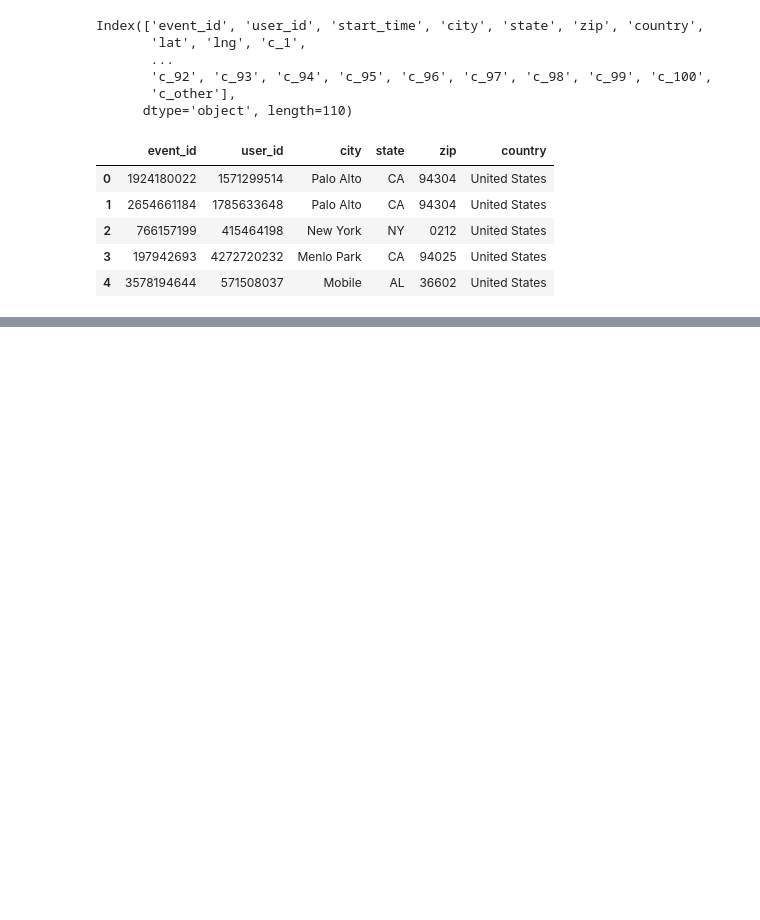
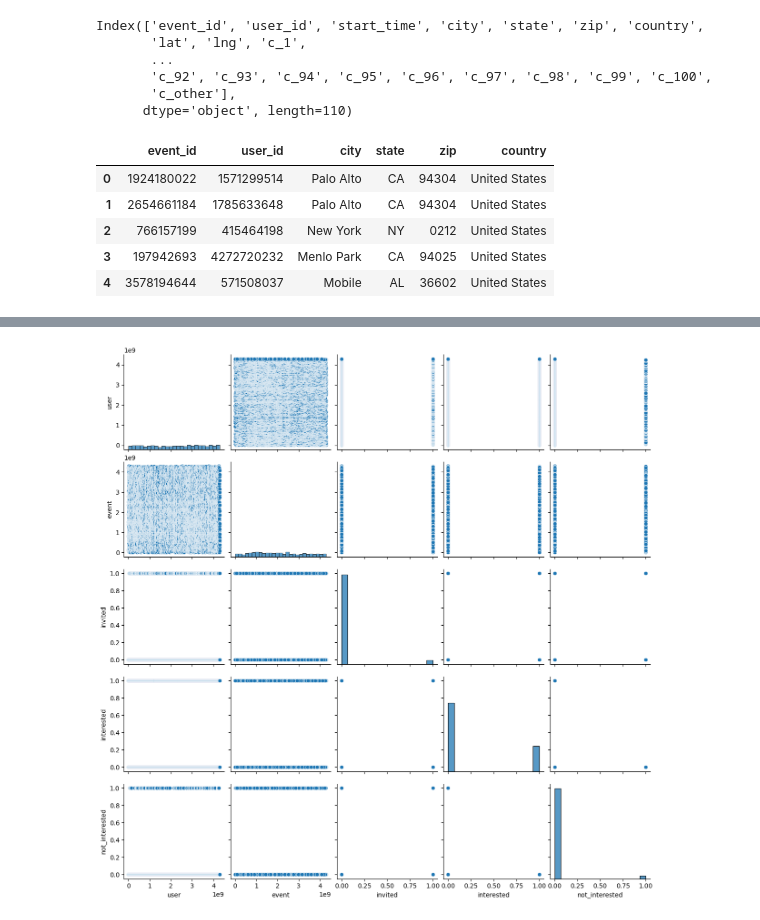
Before and after one commit to apexapaudel484/Event-recommendation, a Jupyter notebook: collaborative-filtering.ipynb, the cells around one changed output, grey strips where cells are left out. Saved outputs shown, nothing was run; the diff lists cells and outputs as text; code cells hidden in the pictures; blank space fills up the shorter version.

```diff
--- a/collaborative-filtering.ipynb
+++ b/collaborative-filtering.ipynb
@@ -239,0 +340,5 @@ inv.sample(10)
+# %%
+sns.pairplot(train)
+plt.show()
+# %% [output]
+[figure, added]
```
Also changed, not shown: parts of 49 cells of this notebook.
